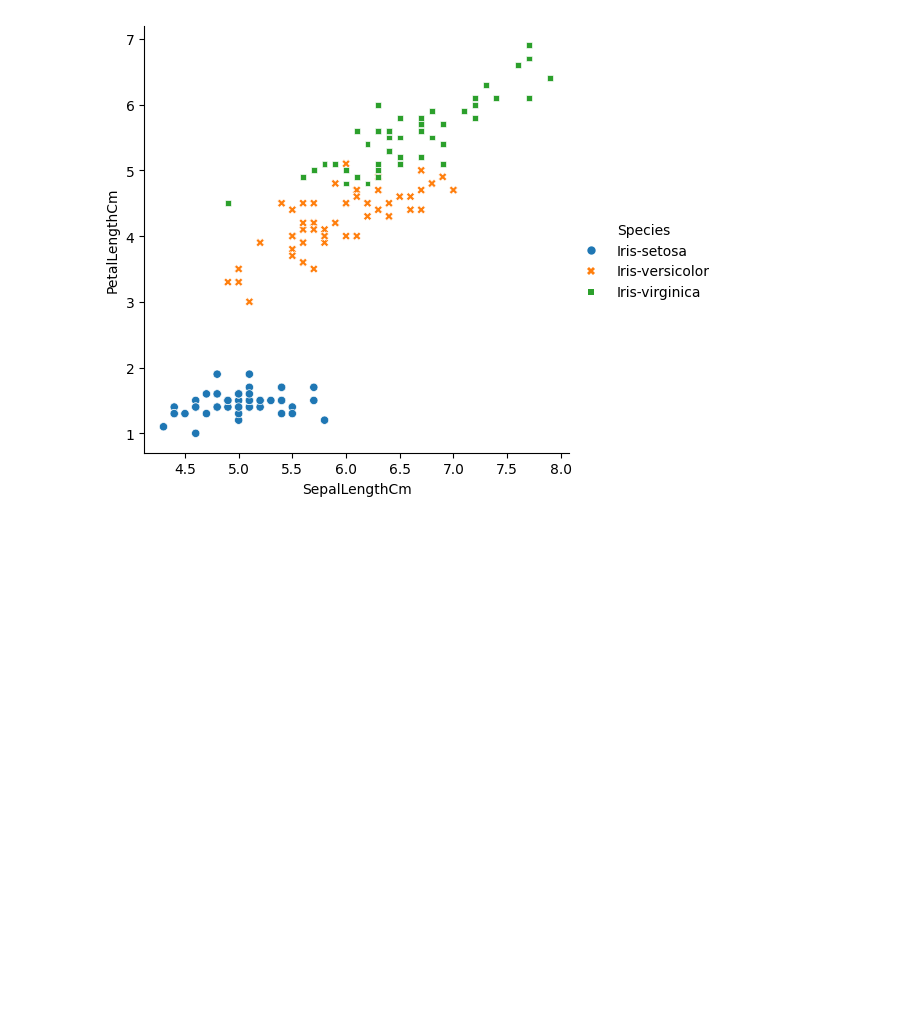
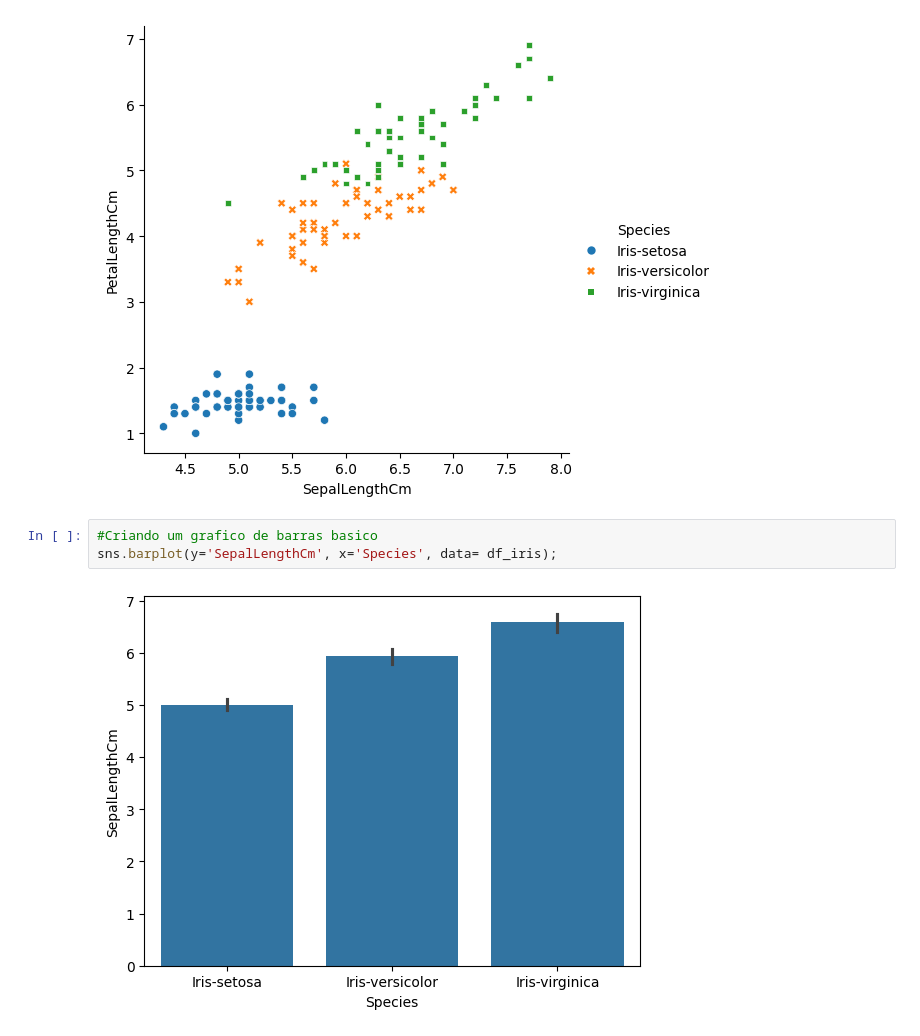
Before and after one commit to lucasghidini/AulasJupyter, a Jupyter notebook: aula1.ipynb, the cells around one changed output. Saved outputs shown, nothing was run; the diff lists cells and outputs as text; blank space fills up the shorter version.

```diff
--- a/aula1.ipynb
+++ b/aula1.ipynb
@@ -90,3 +90,8 @@ sns.relplot(x='SepalLengthCm', y='PetalLengthCm', data=(df_iris), hue='Species',
 # %% [output]
 <seaborn.axisgrid.FacetGrid at 0x...>
 [figure]
+# %%
+#Criando um grafico de barras basico
+sns.barplot(y='SepalLengthCm', x='Species', data= df_iris);
+# %% [output]
+[figure, added]
```
Also changed, not shown: parts of 2 cells of this notebook.
